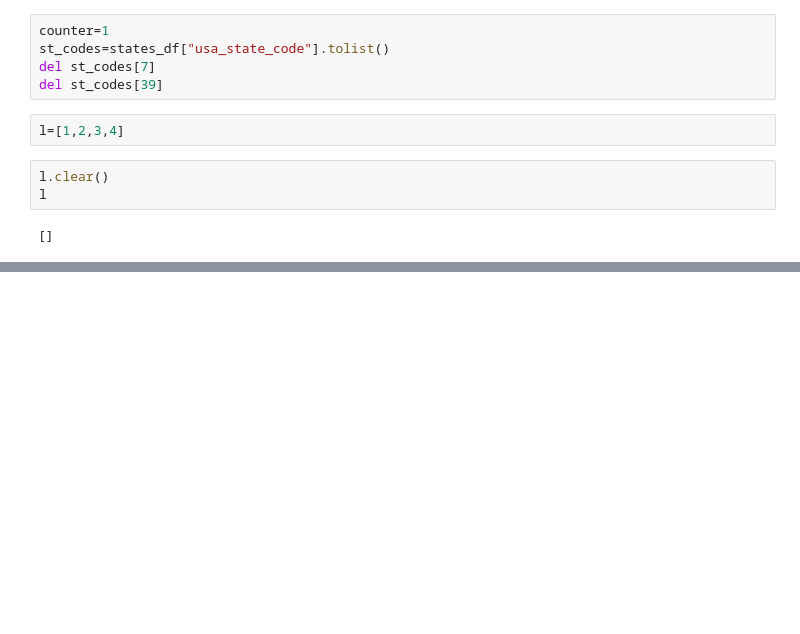
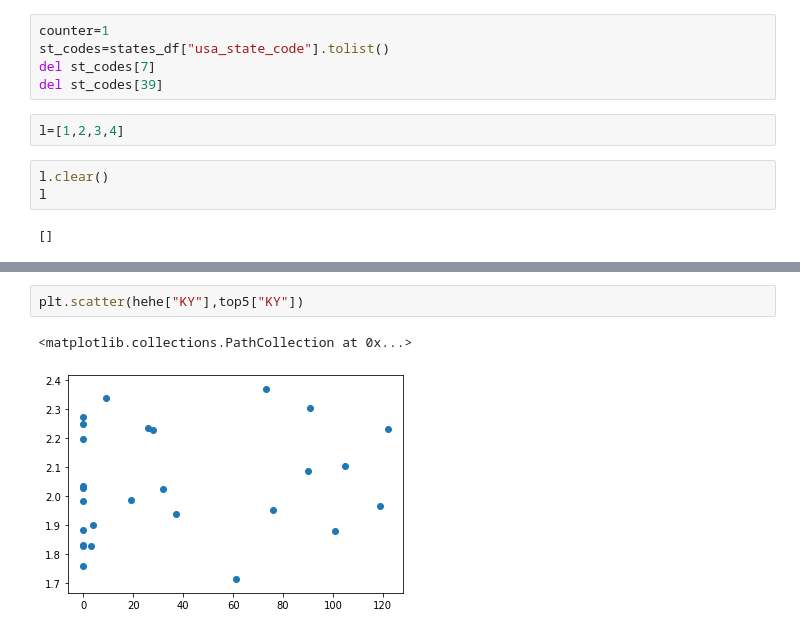
Before and after one commit to rharless99/NaturalDisaster, a Jupyter notebook: Taylor.ipynb, the cells around one changed output, grey strips where cells are left out. Drawn from its saved outputs; the diff is of its cells as text; blank space fills up the shorter version.

```diff
--- a/Taylor.ipynb
+++ b/Taylor.ipynb
@@ -205,0 +258,5 @@ tester_df.to_csv("gas_price_state_year_inflated.csv")
+# %%
+plt.scatter(hehe["KY"],top5["KY"])
+# %% [output]
+<matplotlib.collections.PathCollection at 0x...>
+[figure, added]
```
Also changed, not shown: parts of 13 cells of this notebook, 7 other files.
